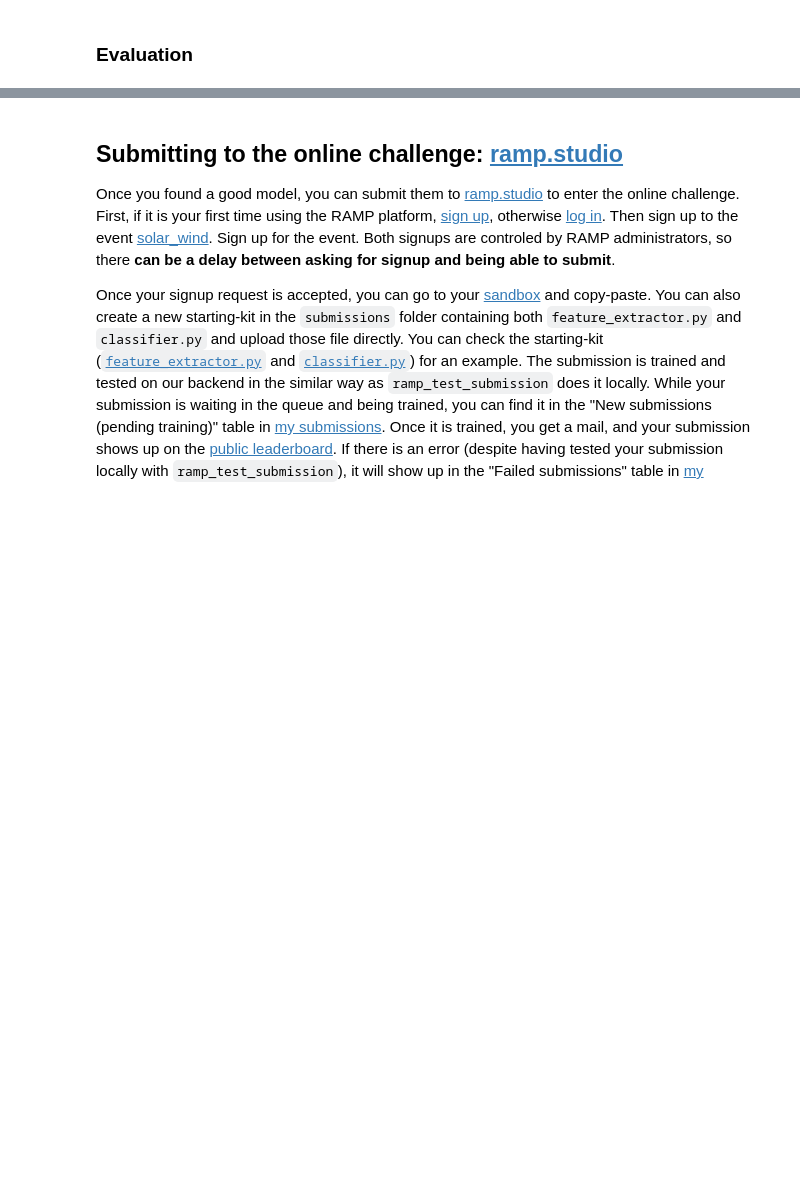
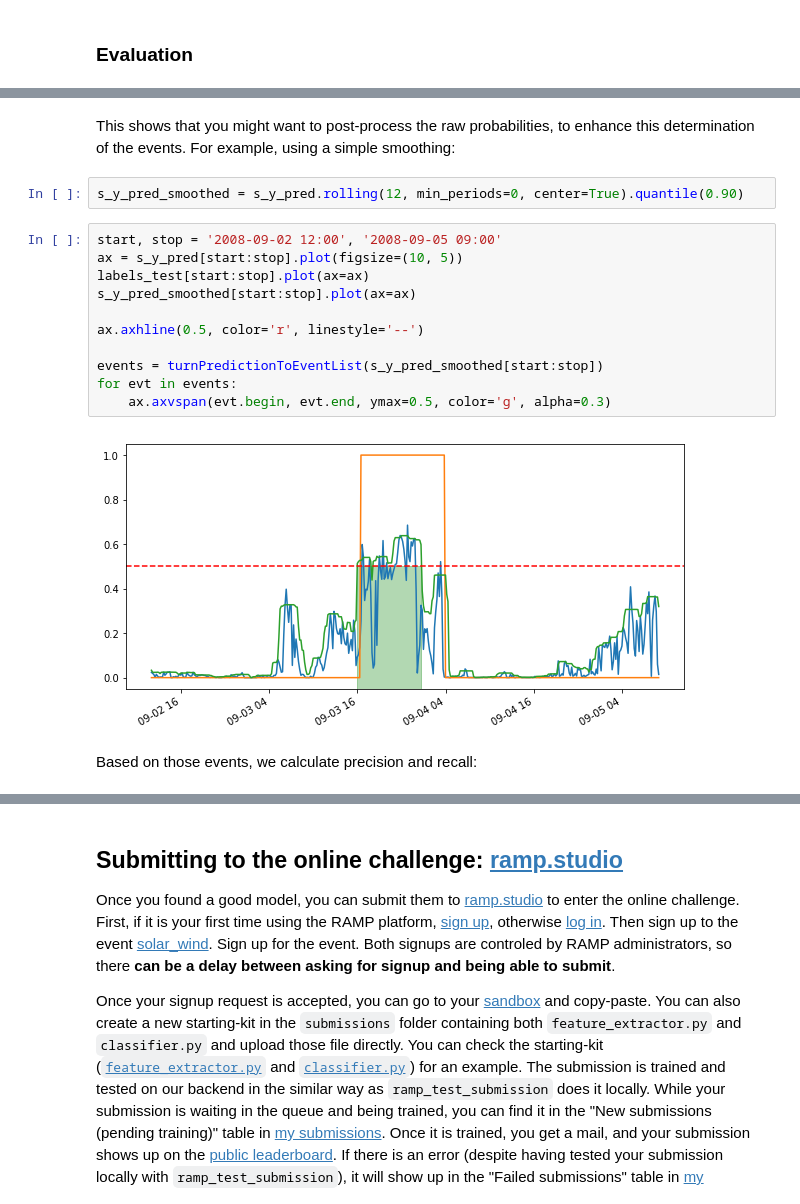
Before and after one commit to ramp-kits/solar_wind, a Jupyter notebook: solar_wind_starting_kit.ipynb, the cells around one changed output, grey strips where cells are left out. Cells and saved outputs as stored; diff of their text form; blank space fills up the shorter version.

```diff
--- a/solar_wind_starting_kit.ipynb
+++ b/solar_wind_starting_kit.ipynb
@@ -755,0 +430,19 @@ Validation score accuracy: 0.606 +- 0.022
+# %% [markdown]
+This shows that you might want to post-process the raw probabilities, to enhance this determination of the events. For example, using a simple smoothing:
+# %%
+s_y_pred_smoothed = s_y_pred.rolling(12, min_periods=0, center=True).quantile(0.90)
+# %%
+start, stop = '2008-09-02 12:00', '2008-09-05 09:00'
+ax = s_y_pred[start:stop].plot(figsize=(10, 5))
+labels_test[start:stop].plot(ax=ax)
+s_y_pred_smoothed[start:stop].plot(ax=ax)
+
+ax.axhline(0.5, color='r', linestyle='--')
+
+events = turnPredictionToEventList(s_y_pred_smoothed[start:stop])
+for evt in events:
+    ax.axvspan(evt.begin, evt.end, ymax=0.5, color='g', alpha=0.3)
+# %% [output]
+[figure, added]
+# %% [markdown]
+Based on those events, we calculate precision and recall:
```
Also changed, not shown: parts of 85 cells of this notebook.
